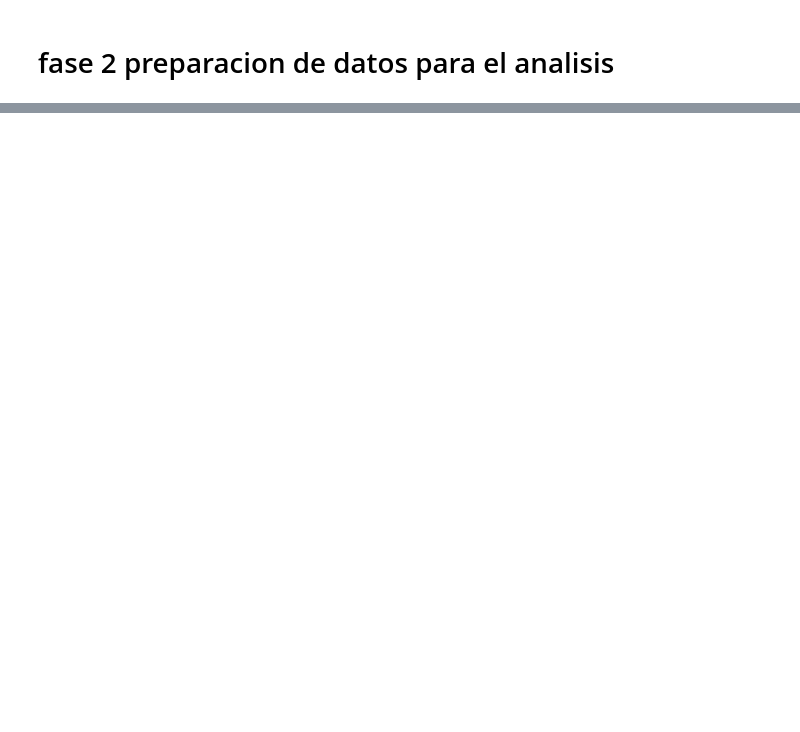
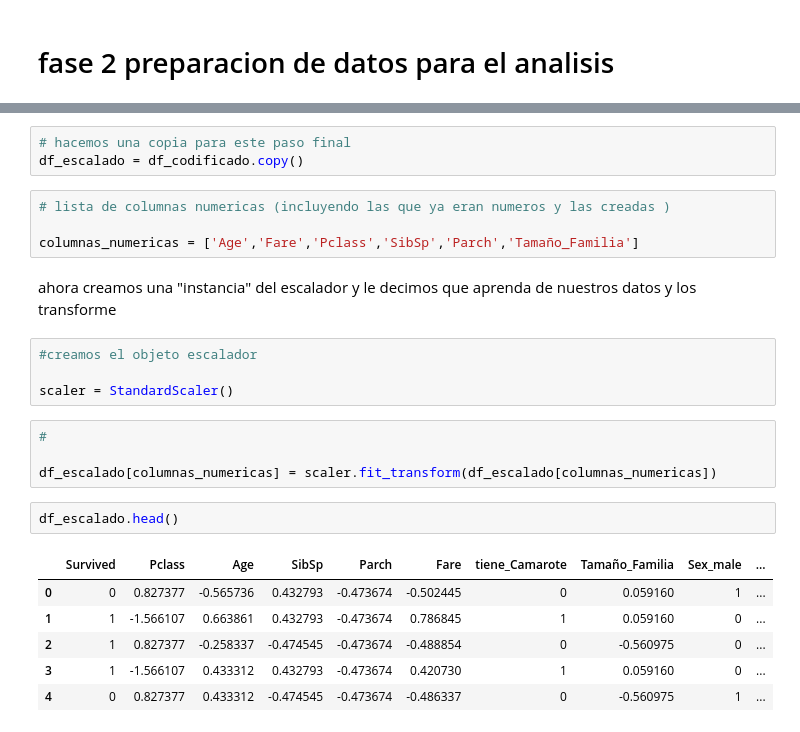
Before and after one commit to luistriana032006/dataSetTitanic, a Jupyter notebook: dataSet.ipynb, the cells around one changed output, grey strips where cells are left out. Cells and saved outputs as stored; diff of their text form; blank space fills up the shorter version.

```diff
--- a/dataSet.ipynb
+++ b/dataSet.ipynb
@@ -232,0 +330,26 @@ For example, when doing 'df[col].method(value, inplace=True)', try using 'df.met
+# %%
+# hacemos una copia para este paso final
+df_escalado = df_codificado.copy()
+# %%
+# lista de columnas numericas (incluyendo las que ya eran numeros y las creadas )
+
+columnas_numericas = ['Age','Fare','Pclass','SibSp','Parch','Tamaño_Familia']
+# %% [markdown]
+ahora creamos una "instancia" del escalador y le decimos que aprenda de nuestros datos y los transforme
+# %%
+#creamos el objeto escalador
+
+scaler = StandardScaler()
+# %%
+#
+
+df_escalado[columnas_numericas] = scaler.fit_transform(df_escalado[columnas_numericas])
+# %%
+df_escalado.head()
+# %% [output]
+|  | Survived | Pclass | Age | SibSp | Parch | Fare | tiene_Camarote | Tamaño_Familia | Sex_male | ... |
+| 0 | 0 | 0.827377 | -0.565736 | 0.432793 | -0.473674 | -0.502445 | 0 | 0.059160 | 1 | ... |
+| 1 | 1 | -1.566107 | 0.663861 | 0.432793 | -0.473674 | 0.786845 | 1 | 0.059160 | 0 | ... |
+| 2 | 1 | 0.827377 | -0.258337 | -0.474545 | -0.473674 | -0.488854 | 0 | -0.560975 | 0 | ... |
+| 3 | 1 | -1.566107 | 0.433312 | 0.432793 | -0.473674 | 0.420730 | 1 | 0.059160 | 0 | ... |
+| 4 | 0 | 0.827377 | 0.433312 | -0.474545 | -0.473674 | -0.486337 | 0 | -0.560975 | 1 | ... |
```
Also changed, not shown: parts of 21 cells of this notebook.
